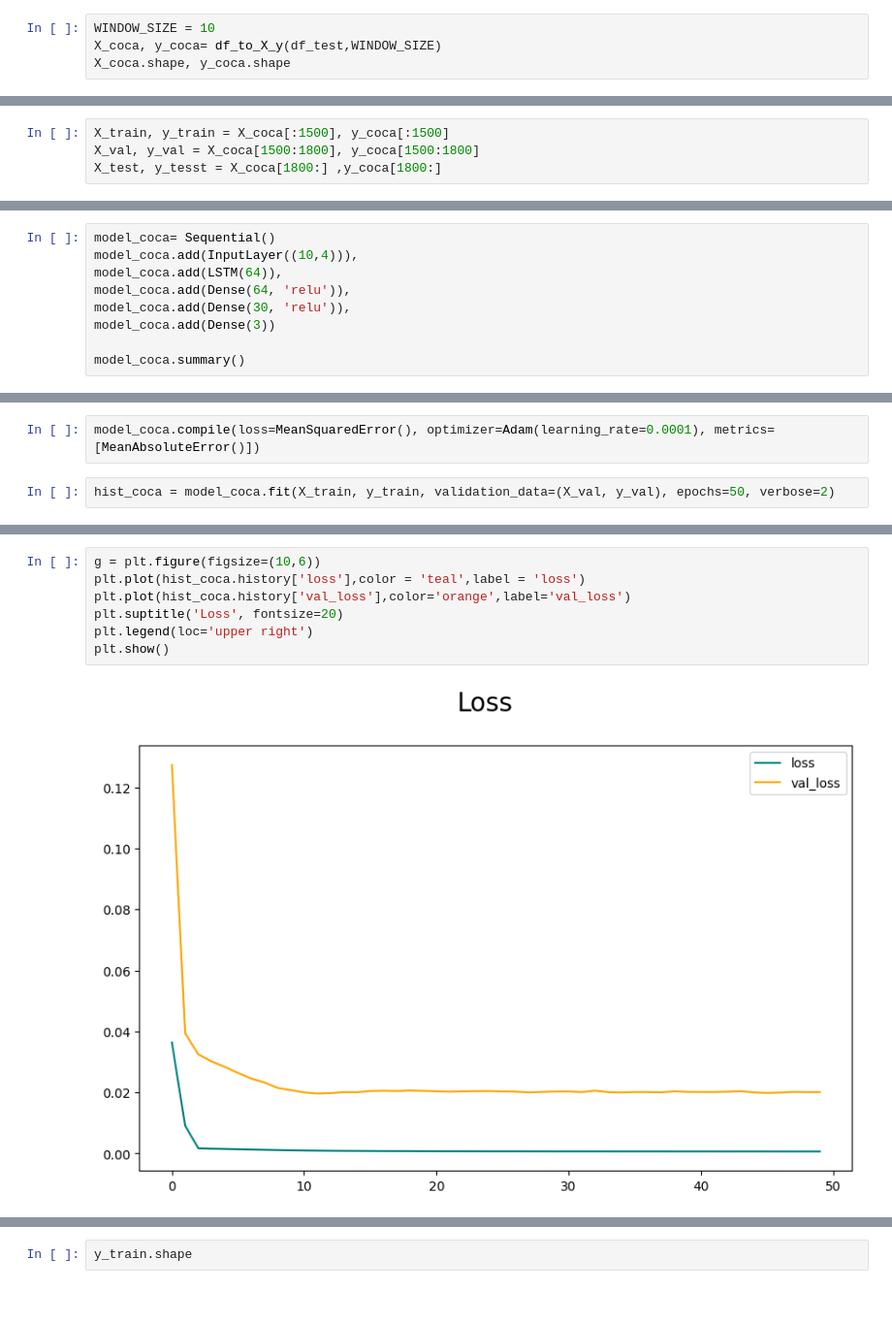
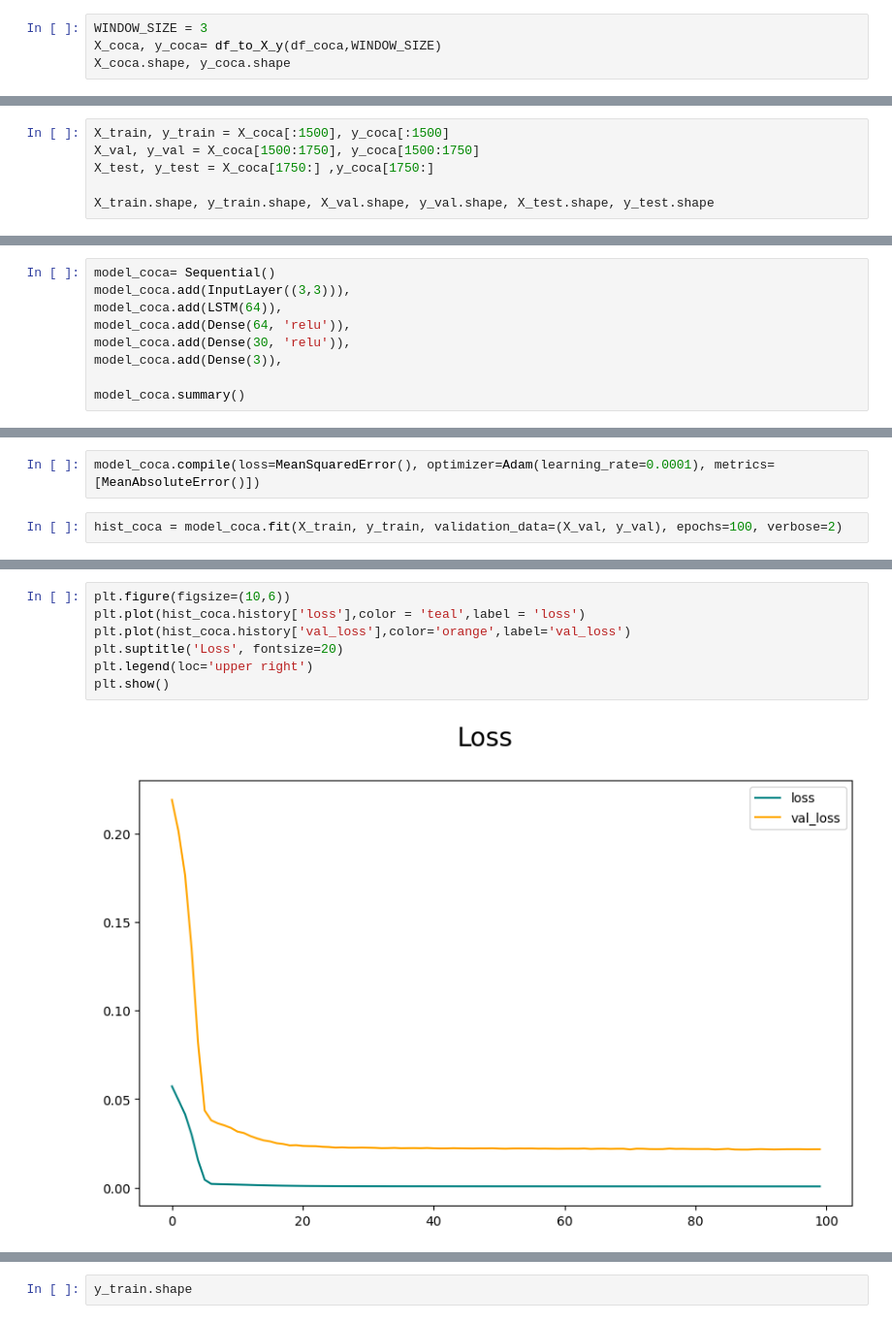
Before and after one commit to Vij7777pai/AIML-INTERNSHIP, a Jupyter notebook: Project/Coca.ipynb, the cells around one changed output, grey strips where cells are left out. Shown at 97% size. Saved outputs shown, nothing was run; the diff lists cells and outputs as text.

```diff
--- a/Project/Coca.ipynb
+++ b/Project/Coca.ipynb
@@ -183,7 +589,7 @@ def df_to_X_y(df, window_size=1):
         y.append(label)
     return np.array(X), np.array(y)
 # %%
-WINDOW_SIZE = 10
-X_coca, y_coca= df_to_X_y(df_test,WINDOW_SIZE)
+WINDOW_SIZE = 3
+X_coca, y_coca= df_to_X_y(df_coca,WINDOW_SIZE)
 X_coca.shape, y_coca.shape
 # %% [output]
@@ -199,4 +618,6 @@ print(train_size, val_size ,test_size)
 # %%
 X_train, y_train = X_coca[:1500], y_coca[:1500]
-X_val, y_val = X_coca[1500:1800], y_coca[1500:1800]
-X_test, y_tesst = X_coca[1800:] ,y_coca[1800:]
+X_val, y_val = X_coca[1500:1750], y_coca[1500:1750]
+X_test, y_test = X_coca[1750:] ,y_coca[1750:]
+
+X_train.shape, y_train.shape, X_val.shape, y_val.shape, X_test.shape, y_test.shape
@@ -214,10 +626,10 @@ from tensorflow.keras.optimizers import Adam
 # %%
 model_coca= Sequential()
-model_coca.add(InputLayer((10,4))),
+model_coca.add(InputLayer((3,3))),
 model_coca.add(LSTM(64)),
 model_coca.add(Dense(64, 'relu')),
 model_coca.add(Dense(30, 'relu')),
-model_coca.add(Dense(3))
+model_coca.add(Dense(3)),
 
 model_coca.summary()
 # %% [output]
@@ -241,5 +653,5 @@ _________________________________________________________________
 # %%
 model_coca.compile(loss=MeanSquaredError(), optimizer=Adam(learning_rate=0.0001), metrics=[MeanAbsoluteError()])
 # %%
-hist_coca = model_coca.fit(X_train, y_train, validation_data=(X_val, y_val), epochs=50, verbose=2)
+hist_coca = model_coca.fit(X_train, y_train, validation_data=(X_val, y_val), epochs=100, verbose=2)
 # %% [output]
@@ -263,10 +675,10 @@ Epoch 50/50
 # %%
-g = plt.figure(figsize=(10,6))
+plt.figure(figsize=(10,6))
 plt.plot(hist_coca.history['loss'],color = 'teal',label = 'loss')
 plt.plot(hist_coca.history['val_loss'],color='orange',label='val_loss')
 plt.suptitle('Loss', fontsize=20)
 plt.legend(loc='upper right')
 plt.show()
 # %% [output]
-[figure, old version]
+[figure, new version]
 # %%
```
Also changed, not shown: parts of 113 cells of this notebook, 24 other files.
